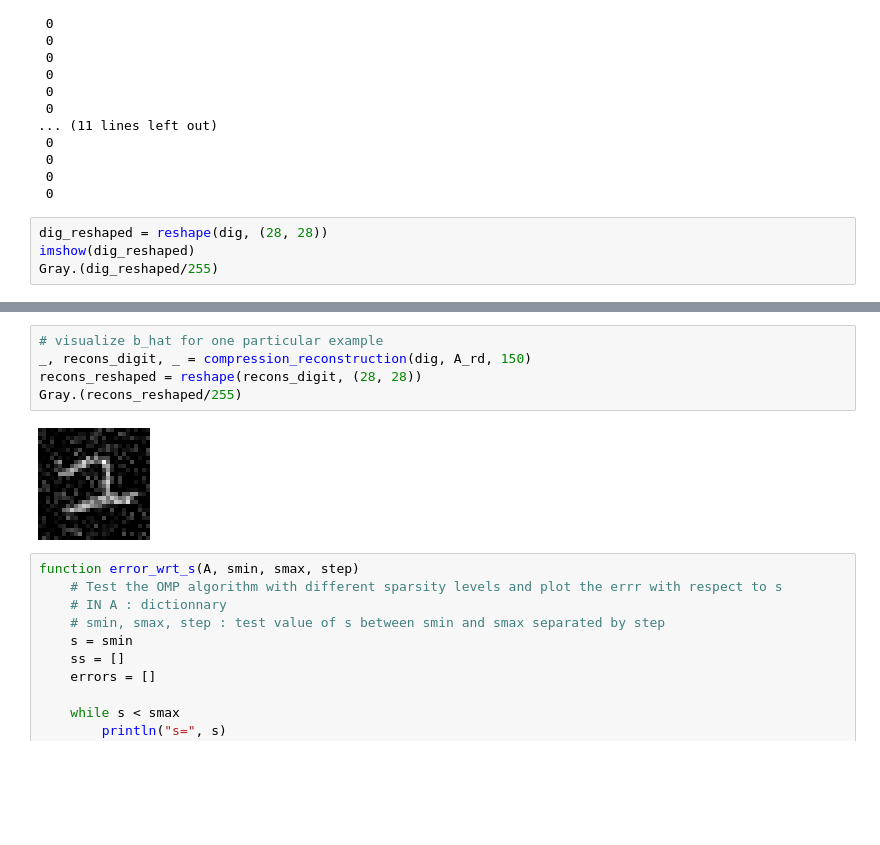
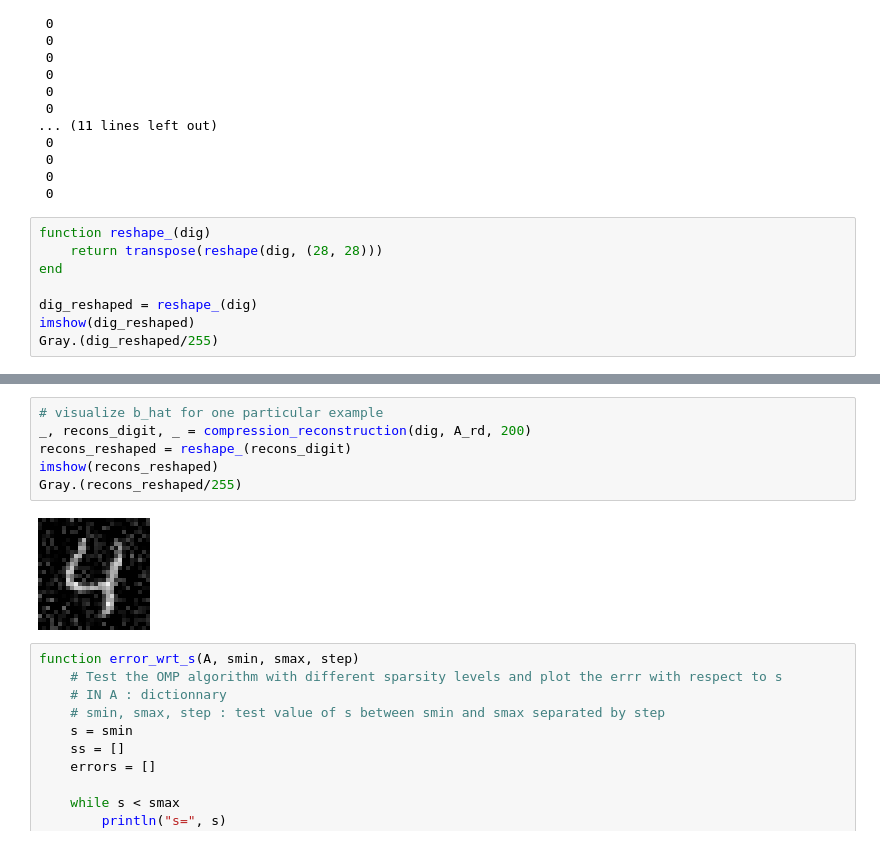
Before and after one commit to thibaut1998e/Dictionnary_learning, a Jupyter notebook: OMP.ipynb, the cells around one changed output, grey strips where cells are left out. Drawn from its saved outputs; the diff is of its cells as text; blank space fills up the shorter version.

```diff
--- a/OMP.ipynb
+++ b/OMP.ipynb
@@ -192,7 +201,11 @@ dig = dig[2:size(dig)[1]] # we don't care about the label (first element of the
  0
  0
 # %%
-dig_reshaped = reshape(dig, (28, 28))
+function reshape_(dig)
+    return transpose(reshape(dig, (28, 28)))
+end
+
+dig_reshaped = reshape_(dig)
 imshow(dig_reshaped)
 Gray.(dig_reshaped/255)
 # %% [output]
@@ -224,10 +235,11 @@ A_rd = randn(m,N) # we generate a random dictionnary
 # %%
 # visualize b_hat for one particular example
-_, recons_digit, _ = compression_reconstruction(dig, A_rd, 150)
-recons_reshaped = reshape(recons_digit, (28, 28))
+_, recons_digit, _ = compression_reconstruction(dig, A_rd, 200)
+recons_reshaped = reshape_(recons_digit)
+imshow(recons_reshaped)
 Gray.(recons_reshaped/255)
 # %% [output]
-[figure, old version]
+[figure, new version]
 # %%
 function error_wrt_s(A, smin, smax, step)
     # Test the OMP algorithm with different sparsity levels and plot the errr with respect to s
```
Also changed, not shown: parts of 12 cells of this notebook.
